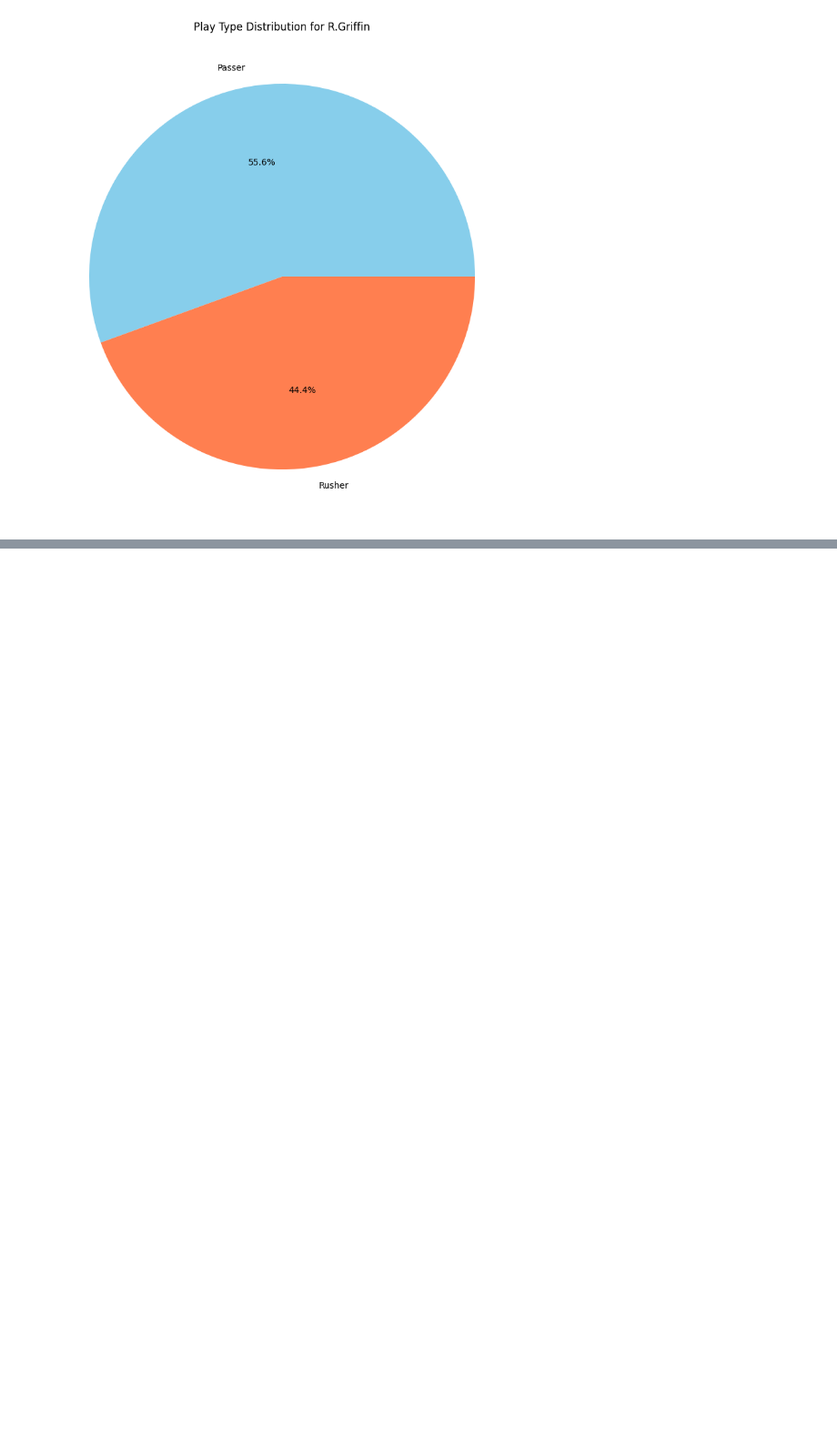
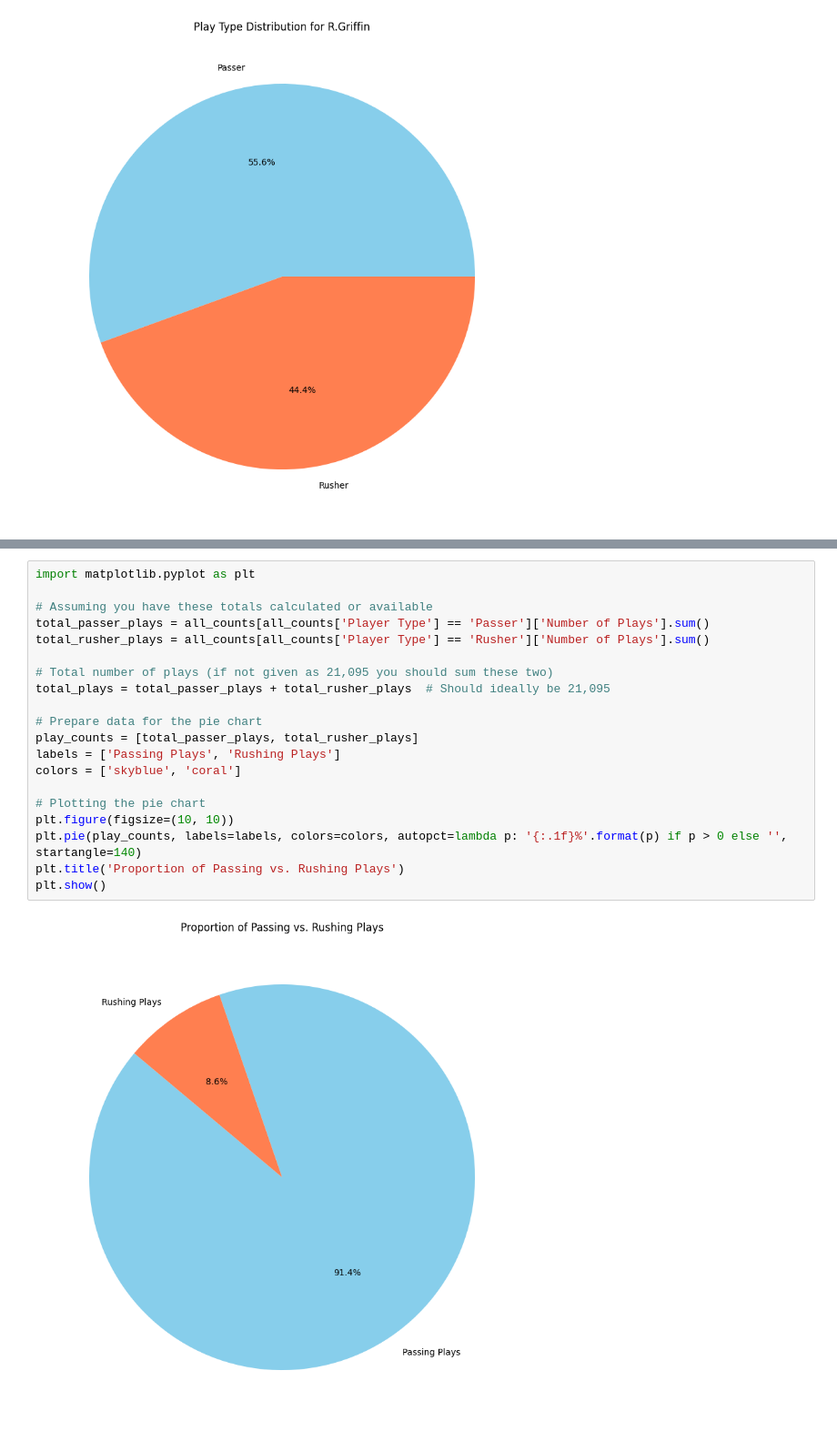
Before and after one commit to SantiM01/Senior-Project, a Jupyter notebook: Test_data_exploration_UPDATED_CURRENT.ipynb, the cells around one changed output, grey strips where cells are left out. Shown at 91% size. Saved outputs shown, nothing was run; the diff lists cells and outputs as text; blank space fills up the shorter version.

```diff
--- a/Test_data_exploration_UPDATED_CURRENT.ipynb
+++ b/Test_data_exploration_UPDATED_CURRENT.ipynb
@@ -229,0 +296,22 @@ else:
+# %%
+import matplotlib.pyplot as plt
+
+# Assuming you have these totals calculated or available
+total_passer_plays = all_counts[all_counts['Player Type'] == 'Passer']['Number of Plays'].sum()
+total_rusher_plays = all_counts[all_counts['Player Type'] == 'Rusher']['Number of Plays'].sum()
+
+# Total number of plays (if not given as 21,095 you should sum these two)
+total_plays = total_passer_plays + total_rusher_plays  # Should ideally be 21,095
+
+# Prepare data for the pie chart
+play_counts = [total_passer_plays, total_rusher_plays]
+labels = ['Passing Plays', 'Rushing Plays']
+colors = ['skyblue', 'coral']
+
+# Plotting the pie chart
+plt.figure(figsize=(10, 10))
+plt.pie(play_counts, labels=labels, colors=colors, autopct=lambda p: '{:.1f}%'.format(p) if p > 0 else '', startangle=140)
+plt.title('Proportion of Passing vs. Rushing Plays')
+plt.show()
+# %% [output]
+[figure, added]
```
Also changed, not shown: parts of 6 cells of this notebook.
